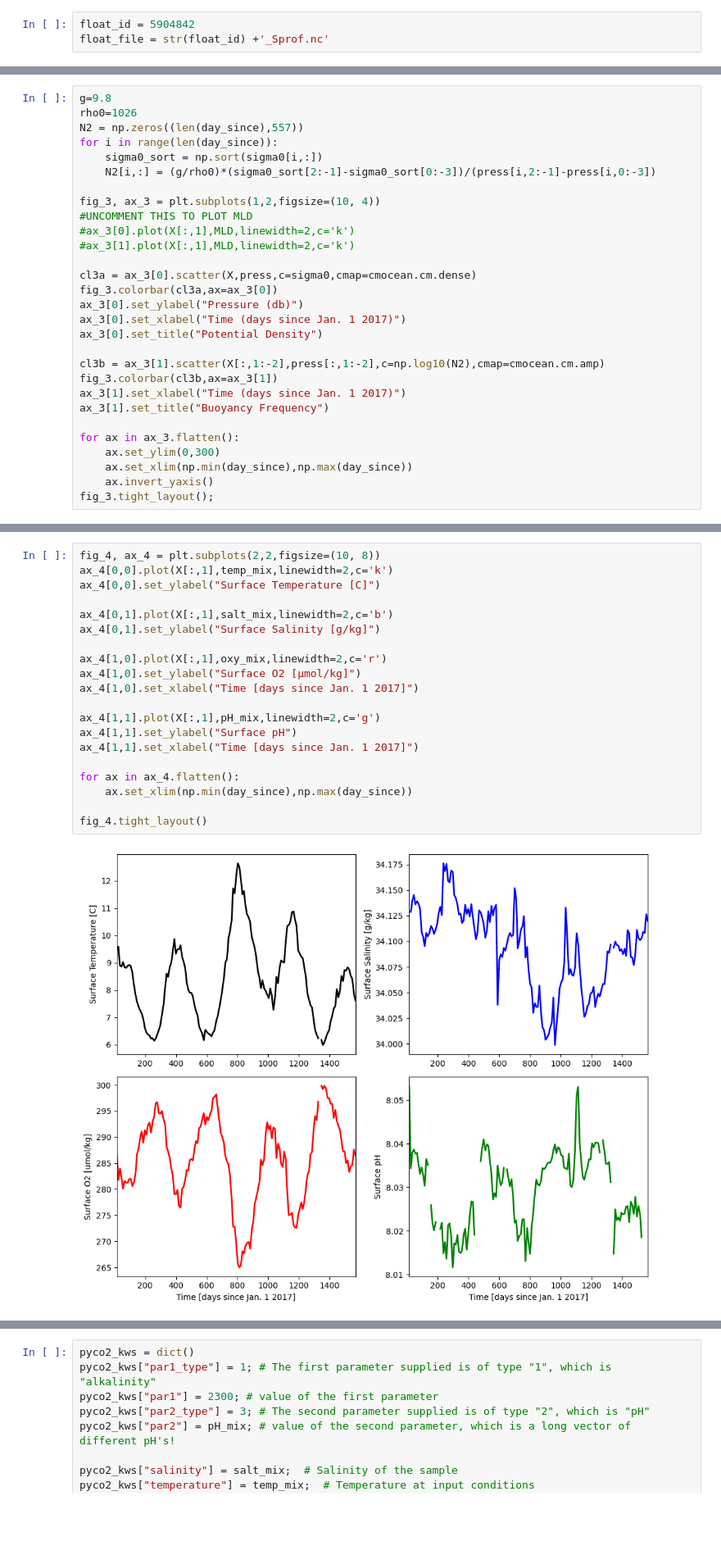
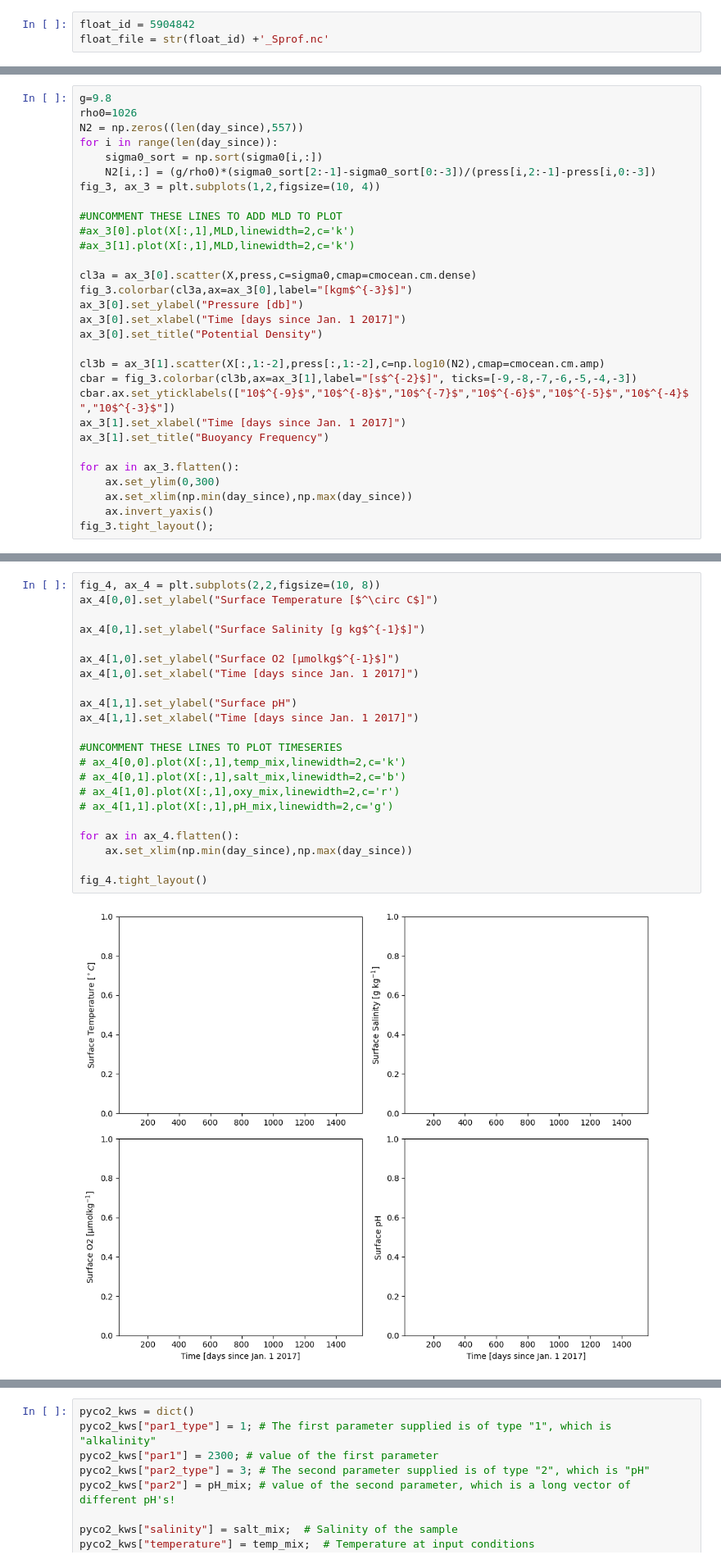
Before and after one commit to Caltech-OCTO/ESE102_PS2, a Jupyter notebook: Problem Set 2.ipynb, the cells around one changed output, grey strips where cells are left out. Shown at 82% size. Drawn from its saved outputs; the diff is of its cells as text; blank space fills up the shorter version.

```diff
--- a/Problem Set 2.ipynb
+++ b/Problem Set 2.ipynb
@@ -97,21 +123,22 @@ N2 = np.zeros((len(day_since),557))
 for i in range(len(day_since)):
     sigma0_sort = np.sort(sigma0[i,:])
     N2[i,:] = (g/rho0)*(sigma0_sort[2:-1]-sigma0_sort[0:-3])/(press[i,2:-1]-press[i,0:-3])
+fig_3, ax_3 = plt.subplots(1,2,figsize=(10, 4))
 
-fig_3, ax_3 = plt.subplots(1,2,figsize=(10, 4))
-#UNCOMMENT THIS TO PLOT MLD
+#UNCOMMENT THESE LINES TO ADD MLD TO PLOT
 #ax_3[0].plot(X[:,1],MLD,linewidth=2,c='k')
 #ax_3[1].plot(X[:,1],MLD,linewidth=2,c='k')
 
 cl3a = ax_3[0].scatter(X,press,c=sigma0,cmap=cmocean.cm.dense)
-fig_3.colorbar(cl3a,ax=ax_3[0])
-ax_3[0].set_ylabel("Pressure (db)")
-ax_3[0].set_xlabel("Time (days since Jan. 1 2017)")
+fig_3.colorbar(cl3a,ax=ax_3[0],label="[kgm$^{-3}$]")
+ax_3[0].set_ylabel("Pressure [db]")
+ax_3[0].set_xlabel("Time [days since Jan. 1 2017]")
 ax_3[0].set_title("Potential Density")
 
 cl3b = ax_3[1].scatter(X[:,1:-2],press[:,1:-2],c=np.log10(N2),cmap=cmocean.cm.amp)
-fig_3.colorbar(cl3b,ax=ax_3[1])
-ax_3[1].set_xlabel("Time (days since Jan. 1 2017)")
+cbar = fig_3.colorbar(cl3b,ax=ax_3[1],label="[s$^{-2}$]", ticks=[-9,-8,-7,-6,-5,-4,-3])
+cbar.ax.set_yticklabels(["10$^{-9}$","10$^{-8}$","10$^{-7}$","10$^{-6}$","10$^{-5}$","10$^{-4}$","10$^{-3}$"])
+ax_3[1].set_xlabel("Time [days since Jan. 1 2017]")
 ax_3[1].set_title("Buoyancy Frequency")
 
 for ax in ax_3.flatten():
@@ -137,23 +166,25 @@ for i in range(int(len(day_since))):
     pH_mix[i]   = np.mean(pH[i,kk])### Complete this line
 # %%
 fig_4, ax_4 = plt.subplots(2,2,figsize=(10, 8))
-ax_4[0,0].plot(X[:,1],temp_mix,linewidth=2,c='k')
-ax_4[0,0].set_ylabel("Surface Temperature [C]")
+ax_4[0,0].set_ylabel("Surface Temperature [$^\circ C$]")
 
-ax_4[0,1].plot(X[:,1],salt_mix,linewidth=2,c='b')
-ax_4[0,1].set_ylabel("Surface Salinity [g/kg]")
+ax_4[0,1].set_ylabel("Surface Salinity [g kg$^{-1}$]")
 
-ax_4[1,0].plot(X[:,1],oxy_mix,linewidth=2,c='r')
-ax_4[1,0].set_ylabel("Surface O2 [μmol/kg]")
+ax_4[1,0].set_ylabel("Surface O2 [μmolkg$^{-1}$]")
 ax_4[1,0].set_xlabel("Time [days since Jan. 1 2017]")
 
-ax_4[1,1].plot(X[:,1],pH_mix,linewidth=2,c='g')
 ax_4[1,1].set_ylabel("Surface pH")
 ax_4[1,1].set_xlabel("Time [days since Jan. 1 2017]")
+
+#UNCOMMENT THESE LINES TO PLOT TIMESERIES
+# ax_4[0,0].plot(X[:,1],temp_mix,linewidth=2,c='k')
+# ax_4[0,1].plot(X[:,1],salt_mix,linewidth=2,c='b')
+# ax_4[1,0].plot(X[:,1],oxy_mix,linewidth=2,c='r')
+# ax_4[1,1].plot(X[:,1],pH_mix,linewidth=2,c='g')
 
 for ax in ax_4.flatten():
     ax.set_xlim(np.min(day_since),np.max(day_since))
 
 fig_4.tight_layout()
 # %% [output]
-[figure, old version]
+[figure, new version]
```
Also changed, not shown: parts of 31 cells of this notebook.
